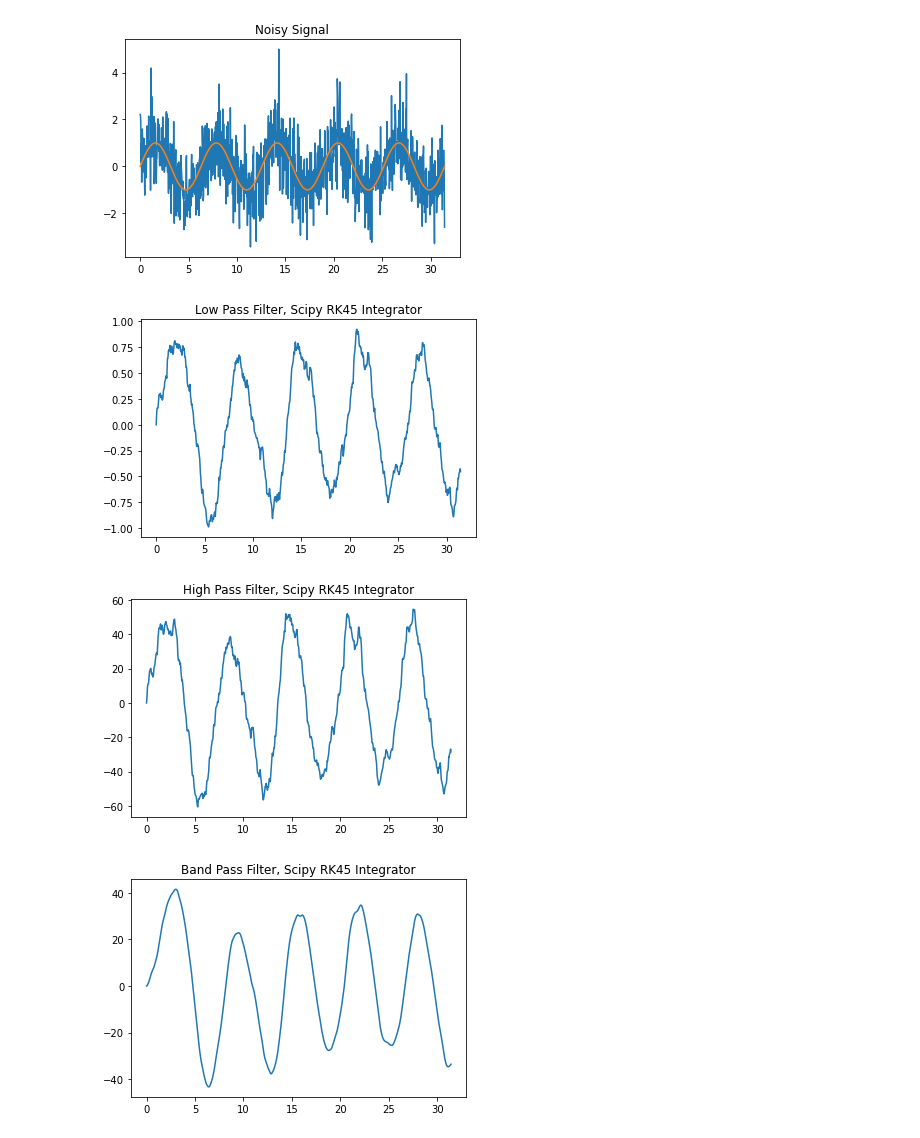
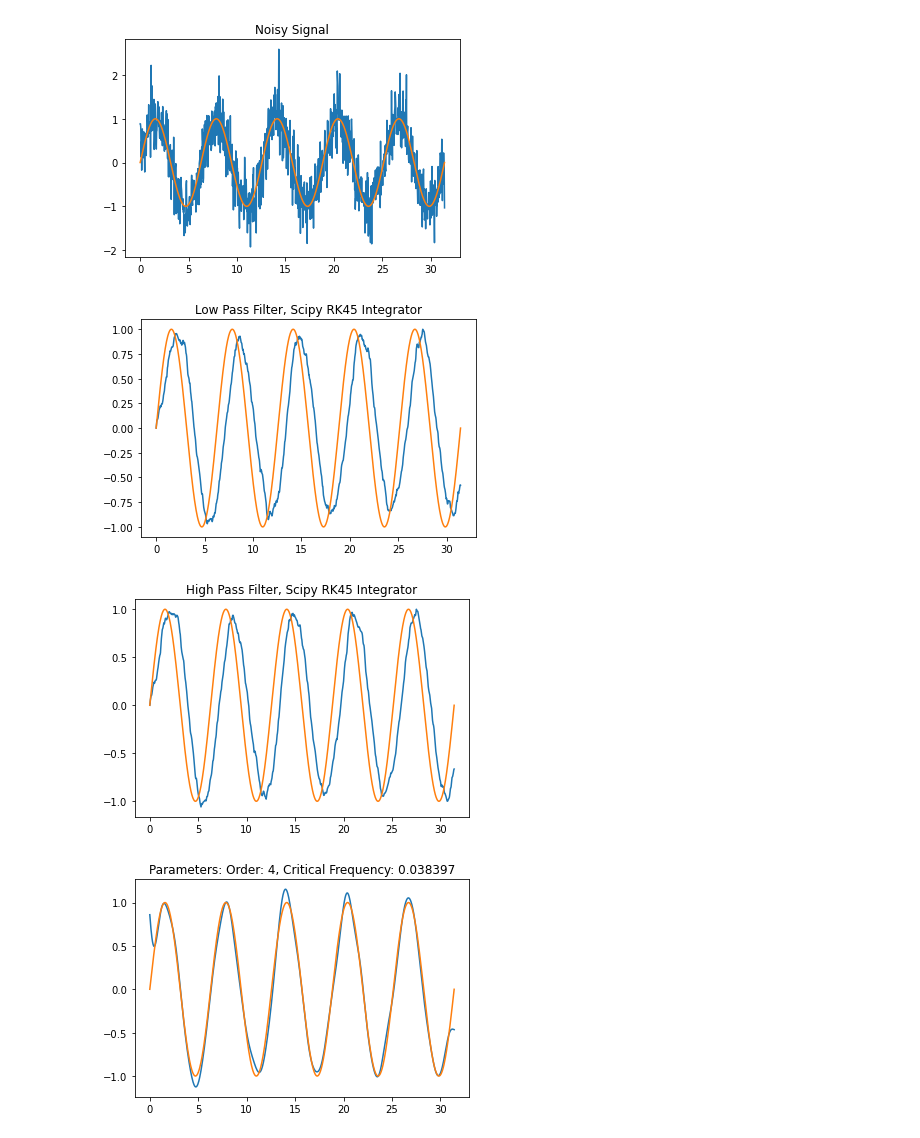
Before and after one commit to aaron-philip/NanoporeSequencingFiltering, a Jupyter notebook: notbooks/Filters.ipynb, the cells around one changed output. Saved outputs shown, nothing was run; the diff lists cells and outputs as text; code cells hidden in the pictures.

Commit message:
Added parameter optimization

```diff
--- a/notbooks/Filters.ipynb
+++ b/notbooks/Filters.ipynb
@@ -2,13 +2,15 @@
 import numpy as np
 import matplotlib.pyplot as plt
 from scipy.integrate import solve_ivp
+from scipy import signal
+from scipy.optimize import curve_fit
 import math
 np.random.seed(123456789)
 
 tspan =  np.linspace(0, 10*np.pi, 1000)
 teval = 0
 Vin = lambda t: np.sin(t)
-mynoise = 1*np.random.randn(*Vin(tspan).shape)
+mynoise = 0.4*np.random.randn(*Vin(tspan).shape)
 Vinarray = Vin(tspan) + mynoise
 
 plt.plot(tspan, Vinarray)
@@ -16,7 +18,7 @@ plt.plot(tspan, Vin(tspan))
 plt.title("Noisy Signal")
 plt.show()
 # %% [output]
-[figure, old version]
+[figure, new version]
 # %%
 tau = 1
 tau2 = 1
@@ -44,19 +77,27 @@ def bandpass(t, y):
 # %%
 sol_low = solve_ivp(lambda t, y: lowpass(t, y),[tspan[0], tspan[-1]],[0], t_eval=tspan)
-plt.plot(sol_low.t, sol_low.y[0,:])
+plt.plot(sol_low.t, sol_low.y[0,:]/np.amax(sol_low.y))
+plt.plot(tspan, Vin(tspan))
 plt.title("Low Pass Filter, Scipy RK45 Integrator")
 plt.show()
 
 sol_high = solve_ivp(lambda t, y: highpass(t, y),[tspan[0], tspan[-1]],[0], t_eval=tspan)
-plt.plot(sol_high.t, sol_high.y[0,:])
+plt.plot(sol_high.t, sol_high.y[0,:]/np.amax(sol_high.y))
+plt.plot(tspan, Vin(tspan))
 plt.title("High Pass Filter, Scipy RK45 Integrator")
 plt.show()
 
-sol_band = solve_ivp(lambda t, y: bandpass(t, y),[tspan[0], tspan[-1]],[0], t_eval=tspan)
-plt.plot(sol_band.t, sol_band.y[0,:])
-plt.title("Band Pass Filter, Scipy RK45 Integrator")
+#sol_band = solve_ivp(lambda t, y: bandpass(t, y),[tspan[0], tspan[-1]],[0], t_eval=tspan)
+#plt.plot(sol_band.t, sol_band.y[0,:])
+#plt.plot(tspan, Vin(tspan))
+#plt.title("Band Pass Filter, Scipy RK45 Integrator")
+#plt.show()
+
+plt.plot(tspan, butterglobalmin(10)[0])
+plt.plot(tspan, Vin(tspan))
+plt.title("Parameters: Order: %d, Critical Frequency: %f" %(int(butterglobalmin(10)[1][0]), butterglobalmin(10)[1][1]))
 plt.show()
 # %% [output]
-[figure, old version]
+[figure, new version]
-[figure, old version]
+[figure, new version]
-[figure, old version]
+[figure, new version]
```
Also changed, not shown: parts of 1 cell of this notebook.
